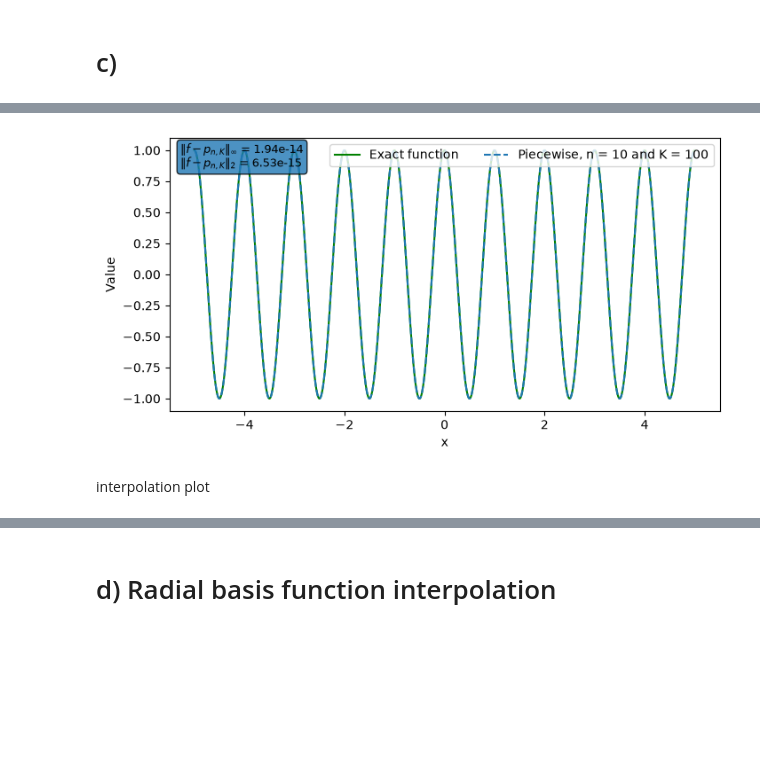
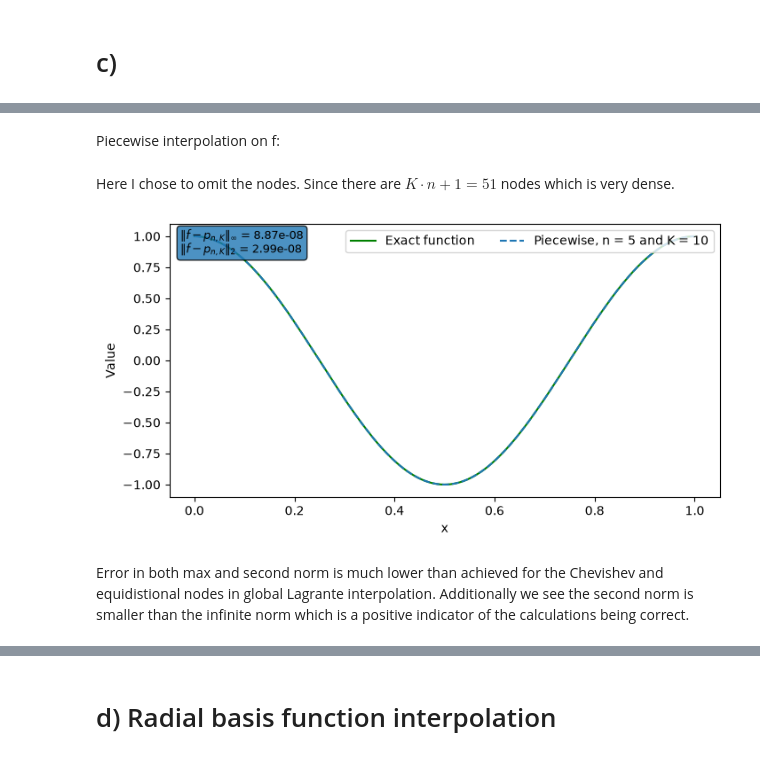
Before and after one commit to KristofferEide06/TMA4215, a Jupyter notebook: project_1/notebooks/project_1.ipynb, the cells around one changed output, grey strips where cells are left out. Saved outputs shown, nothing was run; the diff lists cells and outputs as text; code cells hidden in the pictures; blank space fills up the shorter version.

```diff
--- a/project_1/notebooks/project_1.ipynb
+++ b/project_1/notebooks/project_1.ipynb
@@ -163,7 +385,8 @@ from tma4215_project1.analysis.computations.runtime_computations import (
     interpolation_runtime_comparison,
 )
 # %%
-interval_c = (-5.0, 5.0)
+interval_c = (0, 1.0)
+
 grid_c = np.linspace(*interval_c, 5001)
 k_arr_c = np.arange(1, 101, dtype=np.int64)
 
@@ -196,14 +478,18 @@ plt.show()
+# %% [markdown]
+Piecewise interpolation on f:
+# %% [markdown]
+Here I chose to omit the nodes. Since there are $K \cdot n + 1 = 51$ nodes which is very dense.
 # %%
 fig, ax = plot_piecewise_interpolation(
     fun = f,
     x = grid_c,
-    k = 100,
-    n = 10,
+    k = 10,
+    n = 5,
     interval = interval_c,
     savefig = SAVE_FIGURES,
 )
 # %% [output]
-[figure, old version]
+[figure, new version]
-# %% [markdown]
- interpolation plot
+# %% [markdown]
+Error in both max and second norm is much lower than achieved for the Chevishev and equidistional nodes in global Lagrante interpolation. Additionally we see the second norm is smaller than the infinite norm which is a positive indicator of the calculations being correct.
 # %%
```
Also changed, not shown: parts of 86 cells of this notebook, 9 other files.
